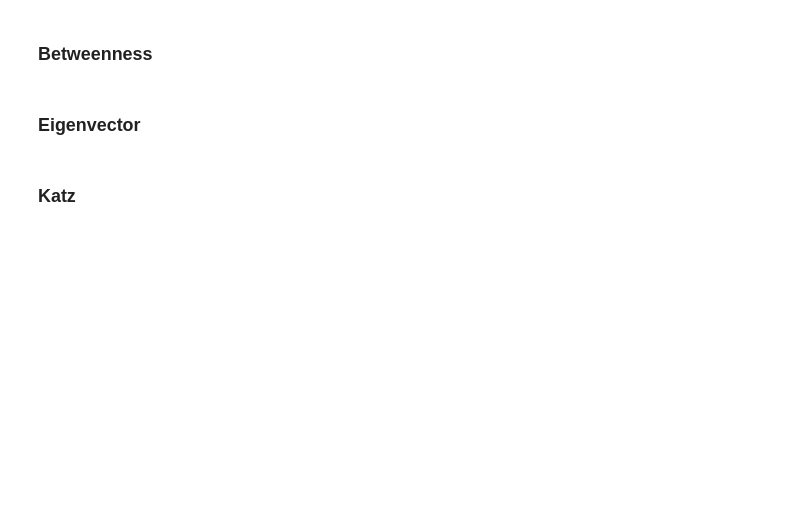
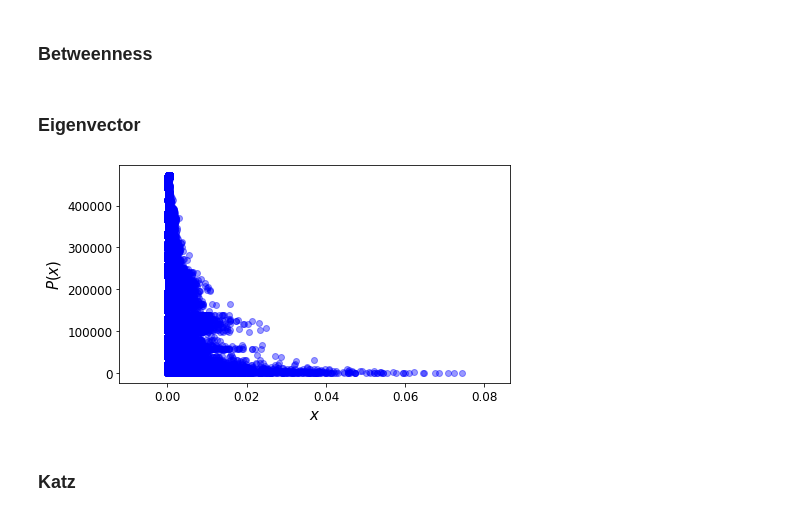
Before and after one commit to pitmonticone/SocialMediaEgoGraphAnalysis, a Jupyter notebook: Analysis/Twitter2.ipynb, the cells around one changed output. Cells and saved outputs as stored; diff of their text form; code cells hidden in the pictures; blank space fills up the shorter version.

```diff
--- a/Analysis/Twitter2.ipynb
+++ b/Analysis/Twitter2.ipynb
@@ -311,28 +269,30 @@ soc.plot_centrality_distribution(G, betweenness_centrality, "Blue", 30)
 # %%
 # Get degree centrality
 eigenvector_centrality = soc.get_centrality(G, "eigenvector")
 
 # Set figure size
 plt.figure(figsize=(7,4))
 
 # Plot centrality distribution
 #soc.plot_centrality_distribution(G, eigenvector_centrality, "Blue", 50)
 
 x_centrality=[]
 y_centrality=[]
 
 for i in eigenvector_centrality:
     x_centrality.append(i[0])
     y_centrality.append(i[1])
 
-plt.scatter(x_centrality,y_centrality, color="Blue", marker="o",alpha=0.50)
+plt.scatter(x_centrality,y_centrality, color="Blue", marker="o",alpha=0.40)
 #plt.yscale('log')
 #plt.xscale('log')
 plt.xlabel('$x$', fontsize = 15)
 plt.ylabel('$P(x)$', fontsize = 15)
 plt.xticks(fontsize=12)
 plt.yticks(fontsize=12)
 plt.show()
+# %% [output]
+[figure, added]
 # %% [markdown]
 ### Katz
 # %%
```
Also changed, not shown: parts of 68 cells of this notebook, 3 other files.
